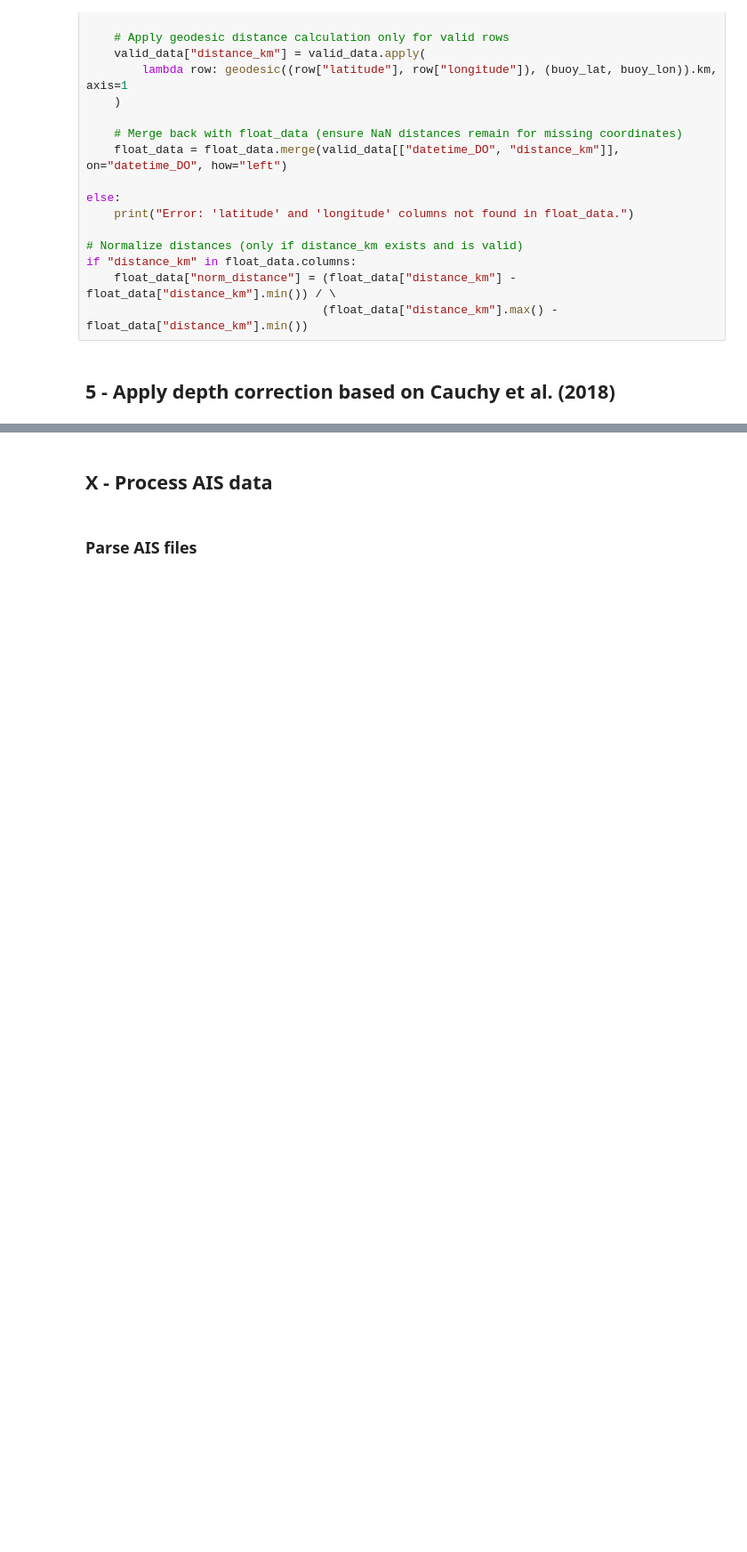
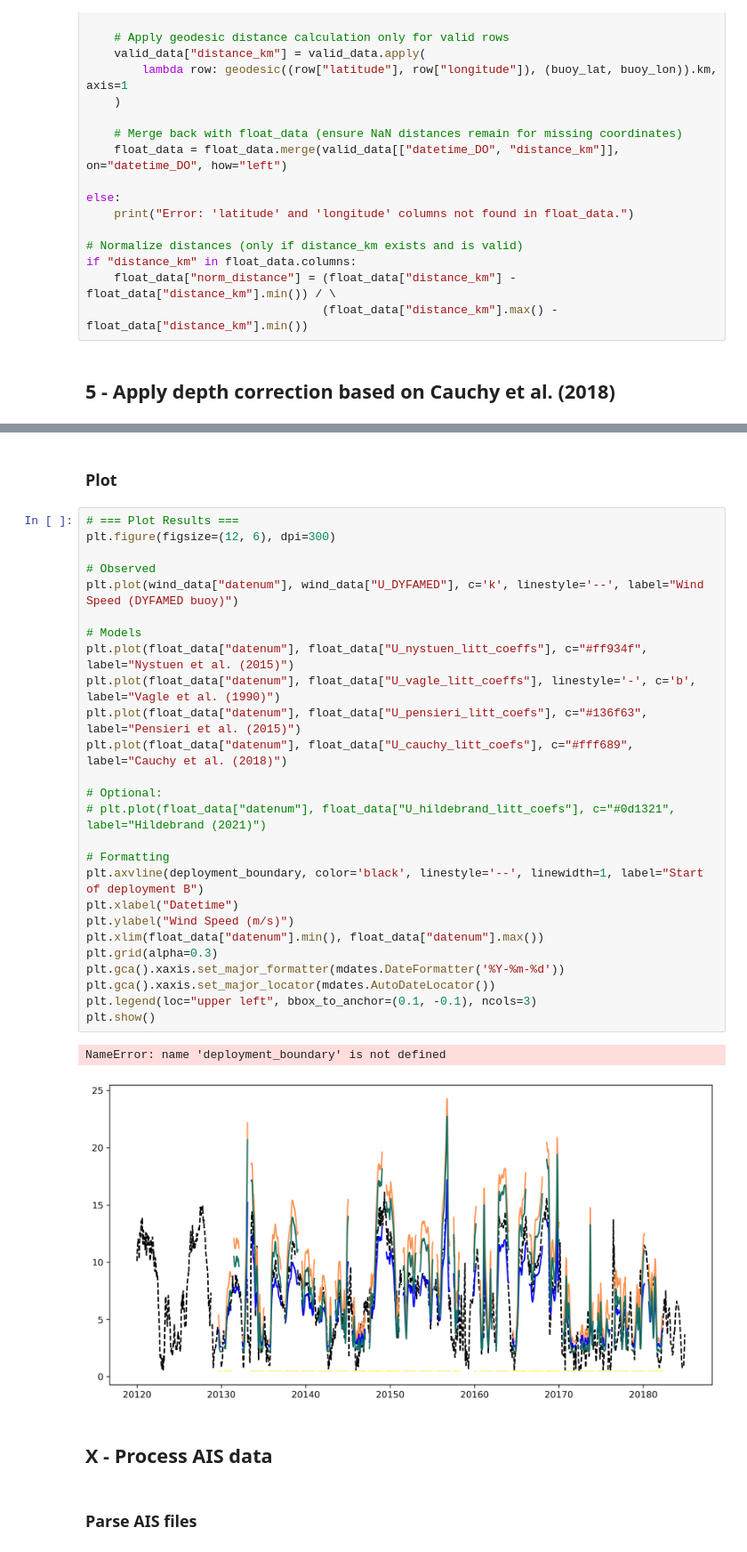
Before and after one commit to louisedelaigue/WIND-FROM-FLOAT-ACOUSTICS, a Jupyter notebook: Code for analysis and figures.ipynb, the cells around one changed output, grey strips where cells are left out. Shown at 89% size. Saved outputs shown, nothing was run; the diff lists cells and outputs as text; blank space fills up the shorter version.

```diff
--- a/Code for analysis and figures.ipynb
+++ b/Code for analysis and figures.ipynb
@@ -428,3 +907,34 @@ if "distance_km" in float_data.columns:
+# %% [markdown]
+### Plot
+# %%
+# === Plot Results ===
+plt.figure(figsize=(12, 6), dpi=300)
+
+# Observed
+plt.plot(wind_data["datenum"], wind_data["U_DYFAMED"], c='k', linestyle='--', label="Wind Speed (DYFAMED buoy)")
+
+# Models
+plt.plot(float_data["datenum"], float_data["U_nystuen_litt_coeffs"], c="#ff934f", label="Nystuen et al. (2015)")
+plt.plot(float_data["datenum"], float_data["U_vagle_litt_coeffs"], linestyle='-', c='b', label="Vagle et al. (1990)")
+plt.plot(float_data["datenum"], float_data["U_pensieri_litt_coefs"], c="#136f63", label="Pensieri et al. (2015)")
+plt.plot(float_data["datenum"], float_data["U_cauchy_litt_coefs"], c="#fff689", label="Cauchy et al. (2018)")
+
+# Optional:
+# plt.plot(float_data["datenum"], float_data["U_hildebrand_litt_coefs"], c="#0d1321", label="Hildebrand (2021)")
+
+# Formatting
+plt.axvline(deployment_boundary, color='black', linestyle='--', linewidth=1, label="Start of deployment B")
+plt.xlabel("Datetime")
+plt.ylabel("Wind Speed (m/s)")
+plt.xlim(float_data["datenum"].min(), float_data["datenum"].max())
+plt.grid(alpha=0.3)
+plt.gca().xaxis.set_major_formatter(mdates.DateFormatter('%Y-%m-%d'))
+plt.gca().xaxis.set_major_locator(mdates.AutoDateLocator())
+plt.legend(loc="upper left", bbox_to_anchor=(0.1, -0.1), ncols=3)
+plt.show()
+# %% [output]
+NameError: name 'deployment_boundary' is not defined
+[figure, added]
 # %% [markdown]
 ## X - Process AIS data
 # %% [markdown]
```
Also changed, not shown: parts of 7 cells of this notebook, 6 other files.
